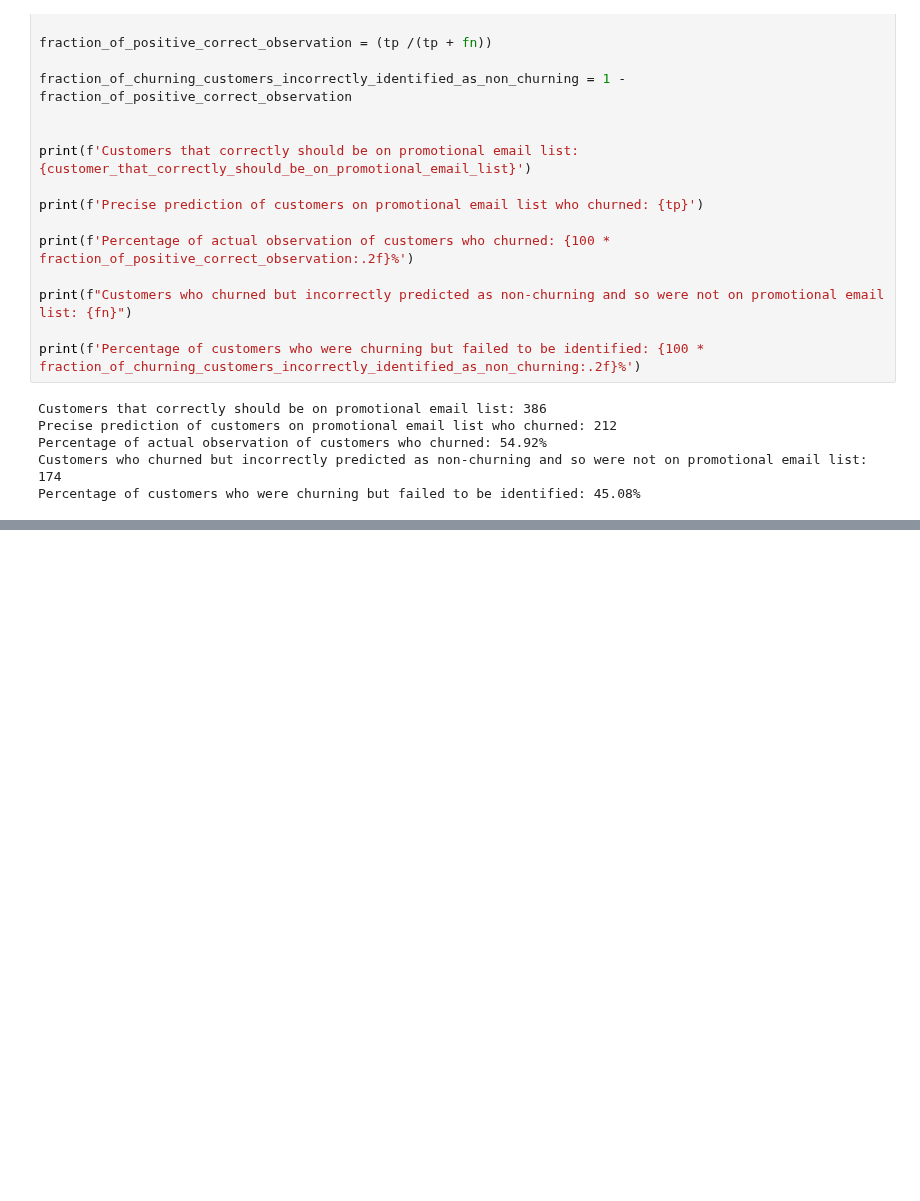
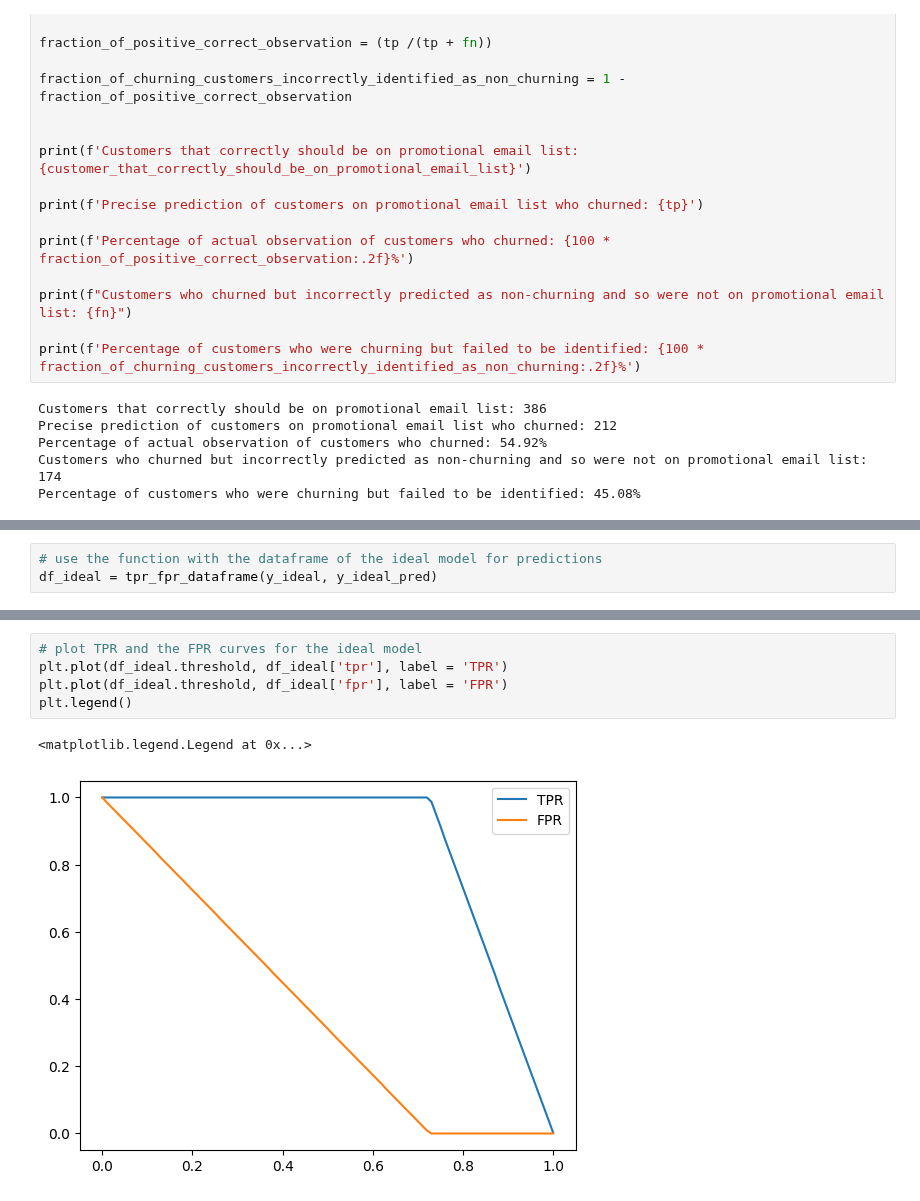
Before and after one commit to EfomahFidelis/Machine-Learning-Zoomcamp, a Jupyter notebook: price_predict_proj/notebooks/03_churn_prediction/04_metrics.ipynb, the cells around one changed output, grey strips where cells are left out. Cells and saved outputs as stored; diff of their text form; blank space fills up the shorter version.

```diff
--- a/price_predict_proj/notebooks/03_churn_prediction/04_metrics.ipynb
+++ b/price_predict_proj/notebooks/03_churn_prediction/04_metrics.ipynb
@@ -380,0 +628,3 @@ Percentage of customers who were churning but failed to be identified: 45.08%
+# %%
+# use the function with the dataframe of the ideal model for predictions
+df_ideal = tpr_fpr_dataframe(y_ideal, y_ideal_pred)
@@ -380,0 +647,8 @@ Percentage of customers who were churning but failed to be identified: 45.08%
+# %%
+# plot TPR and the FPR curves for the ideal model
+plt.plot(df_ideal.threshold, df_ideal['tpr'], label = 'TPR')
+plt.plot(df_ideal.threshold, df_ideal['fpr'], label = 'FPR')
+plt.legend()
+# %% [output]
+<matplotlib.legend.Legend at 0x...>
+[figure, added]
```
Also changed, not shown: parts of 33 cells of this notebook.
